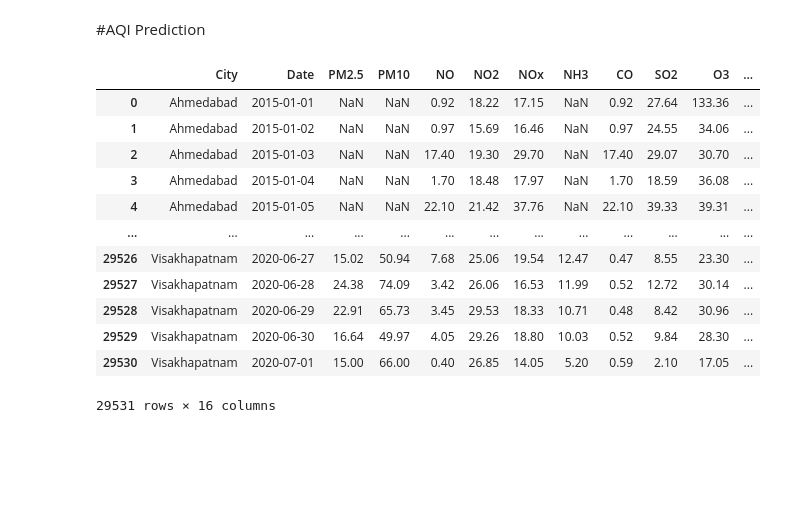
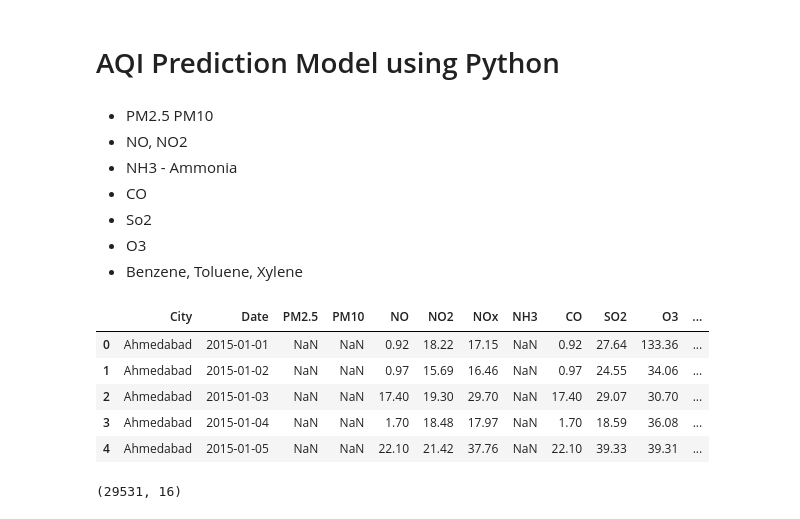
Before and after one commit to Ombadgujar17/AQI-Edunet-Intership-, a Jupyter notebook: AQI.ipynb, the cells around one changed output. Drawn from its saved outputs; the diff is of its cells as text; code cells hidden in the pictures; blank space fills up the shorter version.

```diff
--- a/AQI.ipynb
+++ b/AQI.ipynb
@@ -1,2 +1,10 @@
 # %% [markdown]
-#AQI Prediction
+# AQI Prediction Model using Python
+# %% [markdown]
+- PM2.5 PM10
+- NO, NO2
+- NH3 - Ammonia
+- CO
+- So2
+- O3
+- Benzene, Toluene, Xylene
@@ -10,17 +21,15 @@ filterwarnings ('ignore')
 # %%
 df = pd.read_csv('air quality data.csv')
-df
+df.head() # Top 5 rows!
 # %% [output]
 |  | City | Date | PM2.5 | PM10 | NO | NO2 | NOx | NH3 | CO | SO2 | O3 | ... |
 | 0 | Ahmedabad | 2015-01-01 | NaN | NaN | 0.92 | 18.22 | 17.15 | NaN | 0.92 | 27.64 | 133.36 | ... |
 | 1 | Ahmedabad | 2015-01-02 | NaN | NaN | 0.97 | 15.69 | 16.46 | NaN | 0.97 | 24.55 | 34.06 | ... |
 | 2 | Ahmedabad | 2015-01-03 | NaN | NaN | 17.40 | 19.30 | 29.70 | NaN | 17.40 | 29.07 | 30.70 | ... |
 | 3 | Ahmedabad | 2015-01-04 | NaN | NaN | 1.70 | 18.48 | 17.97 | NaN | 1.70 | 18.59 | 36.08 | ... |
 | 4 | Ahmedabad | 2015-01-05 | NaN | NaN | 22.10 | 21.42 | 37.76 | NaN | 22.10 | 39.33 | 39.31 | ... |
-| ... | ... | ... | ... | ... | ... | ... | ... | ... | ... | ... | ... | ... |
-| 29526 | Visakhapatnam | 2020-06-27 | 15.02 | 50.94 | 7.68 | 25.06 | 19.54 | 12.47 | 0.47 | 8.55 | 23.30 | ... |
-| 29527 | Visakhapatnam | 2020-06-28 | 24.38 | 74.09 | 3.42 | 26.06 | 16.53 | 11.99 | 0.52 | 12.72 | 30.14 | ... |
-| 29528 | Visakhapatnam | 2020-06-29 | 22.91 | 65.73 | 3.45 | 29.53 | 18.33 | 10.71 | 0.48 | 8.42 | 30.96 | ... |
-| 29529 | Visakhapatnam | 2020-06-30 | 16.64 | 49.97 | 4.05 | 29.26 | 18.80 | 10.03 | 0.52 | 9.84 | 28.30 | ... |
-| 29530 | Visakhapatnam | 2020-07-01 | 15.00 | 66.00 | 0.40 | 26.85 | 14.05 | 5.20 | 0.59 | 2.10 | 17.05 | ... |
-29531 rows × 16 columns
+# %%
+# Shape - rows and cols!
+df.shape
+# %% [output]
+(29531, 16)
```
Also changed, not shown: parts of 53 cells of this notebook.
